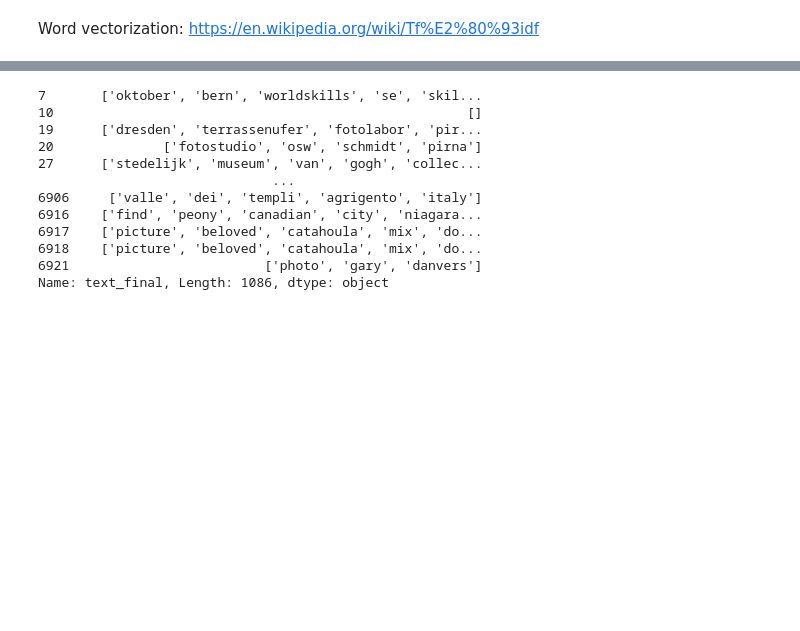
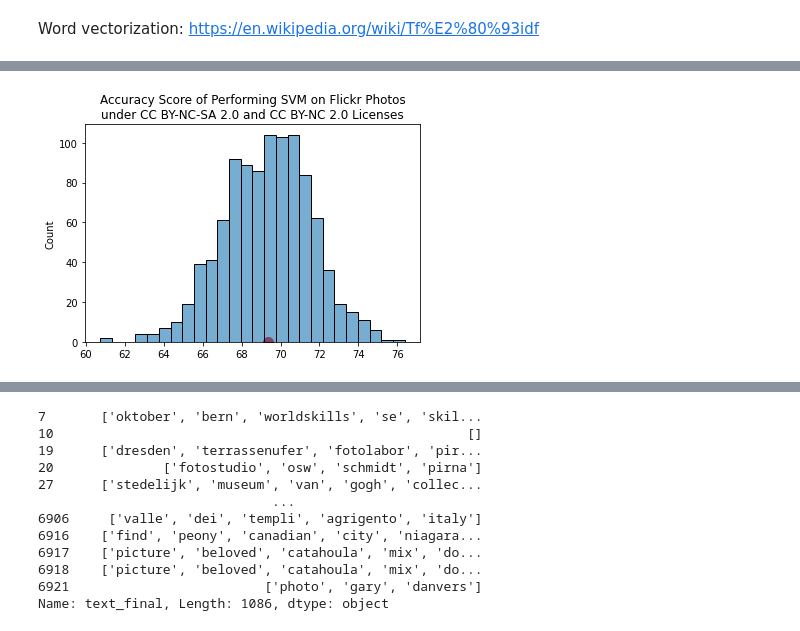
Before and after one commit to creativecommons/quantifying, a Jupyter notebook: analyze/Geomap_and_Model_building.ipynb, the cells around one changed output, grey strips where cells are left out. Drawn from its saved outputs; the diff is of its cells as text; code cells hidden in the pictures; blank space fills up the shorter version.

```diff
--- a/analyze/Geomap_and_Model_building.ipynb
+++ b/analyze/Geomap_and_Model_building.ipynb
@@ -888,0 +1021,9 @@ SVM Accuracy Score ->  67.17791411042946
+# %%
+mean_accuracy = sum(accuracy_scores) / len(accuracy_scores)
+sns.histplot(x = accuracy_scores, alpha=0.6)
+plt.scatter(mean_accuracy, 0, marker='o', color="red", s=100)
+plt.rcParams['figure.facecolor'] = 'white'
+plt.title("Accuracy Score of Performing SVM on Flickr Photos\nunder CC BY-NC-SA 2.0 and CC BY-NC 2.0 Licenses")
+plt.show()
+# %% [output]
+[figure, added]
```
Also changed, not shown: parts of 59 cells of this notebook, 1 other file.
